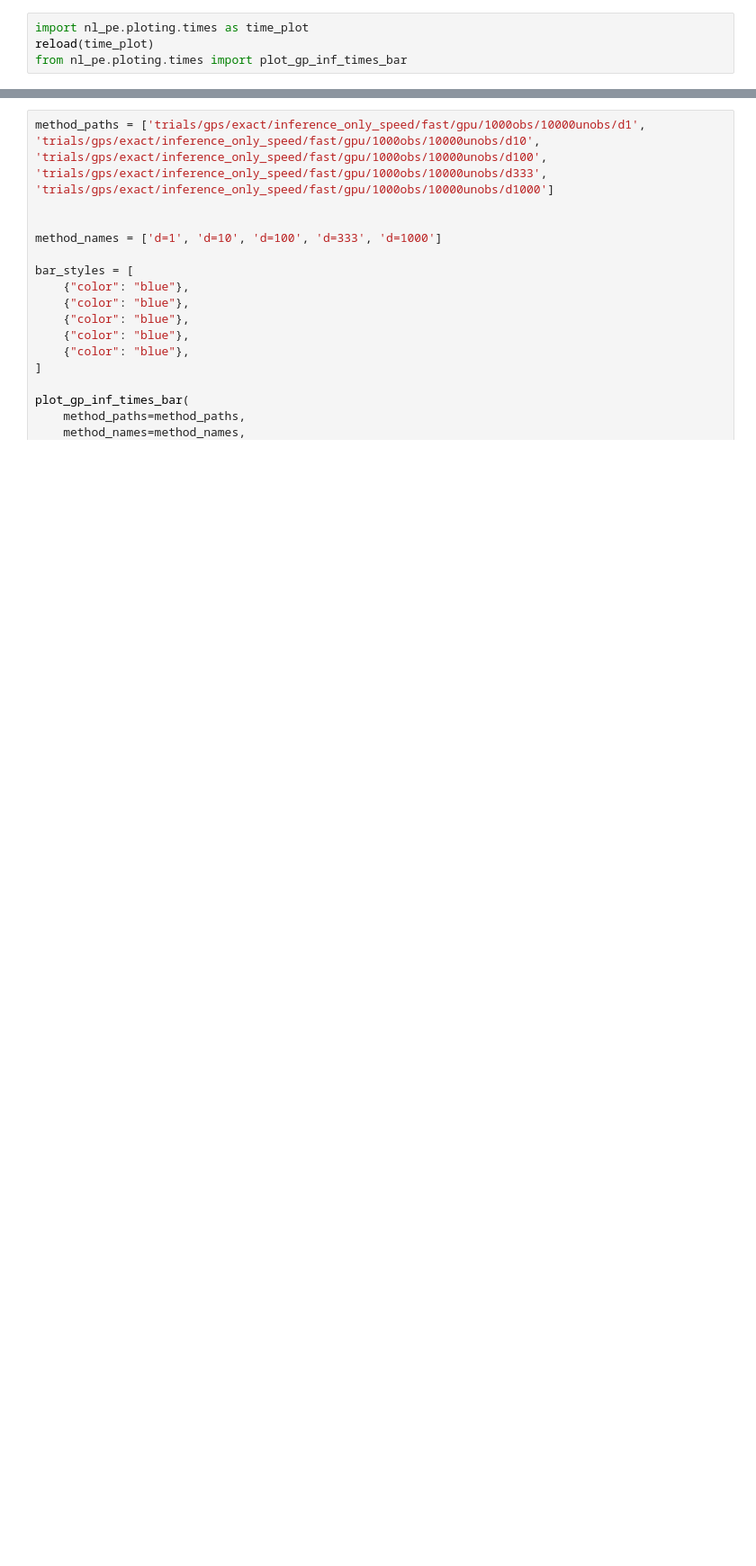
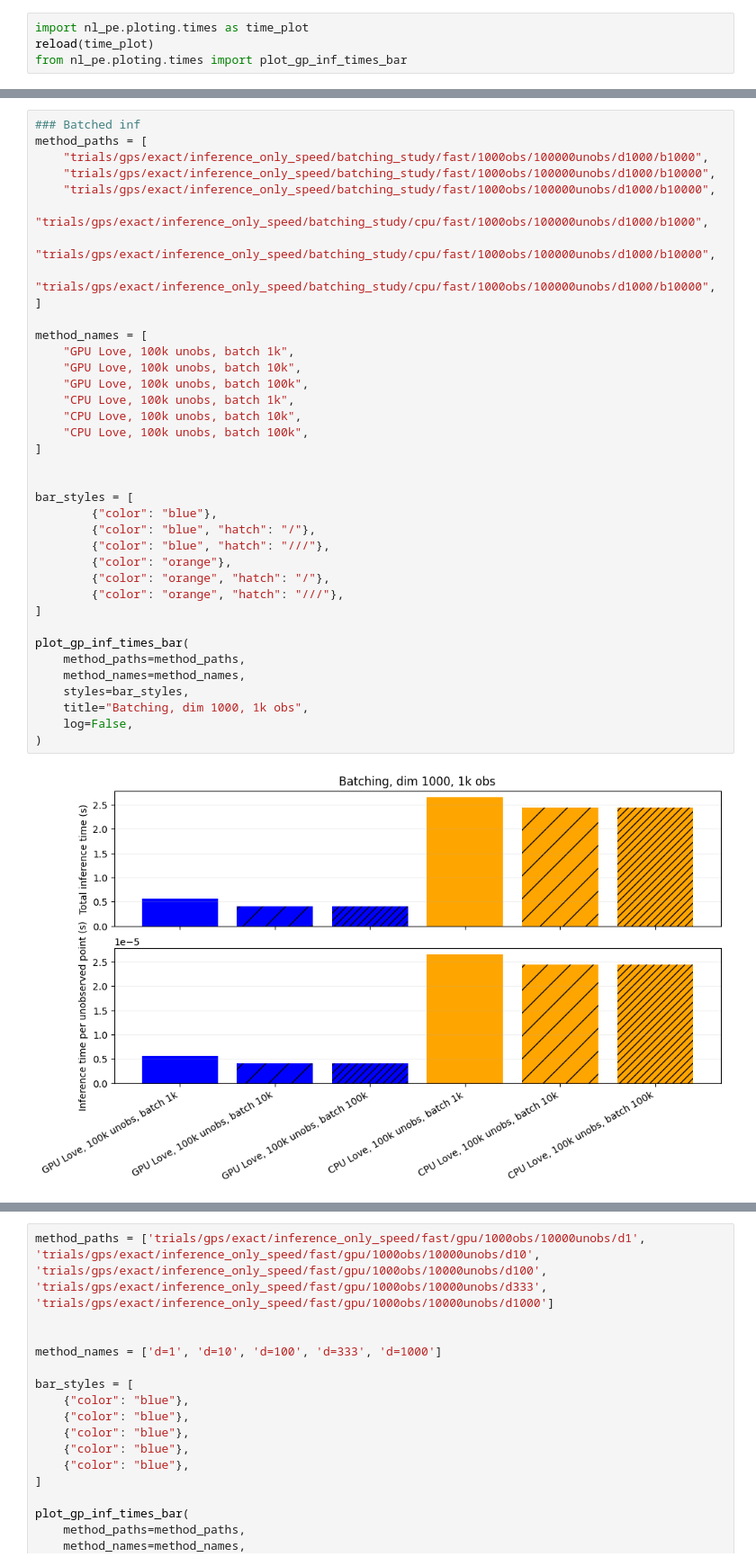
Before and after one commit to D3Mlab/nl-pe, a Jupyter notebook: notebooks/plots/gp_inf_times.ipynb, the cells around one changed output, grey strips where cells are left out. Shown at 90% size. Saved outputs shown, nothing was run; the diff lists cells and outputs as text; blank space fills up the shorter version.

```diff
--- a/notebooks/plots/gp_inf_times.ipynb
+++ b/notebooks/plots/gp_inf_times.ipynb
@@ -18,0 +21,39 @@ from nl_pe.ploting.times import plot_gp_inf_times_bar
+# %%
+### Batched inf
+method_paths = [
+    "trials/gps/exact/inference_only_speed/batching_study/fast/1000obs/100000unobs/d1000/b1000",
+    "trials/gps/exact/inference_only_speed/batching_study/fast/1000obs/100000unobs/d1000/b10000",
+    "trials/gps/exact/inference_only_speed/batching_study/fast/1000obs/100000unobs/d1000/b10000",
+    "trials/gps/exact/inference_only_speed/batching_study/cpu/fast/1000obs/100000unobs/d1000/b1000",
+    "trials/gps/exact/inference_only_speed/batching_study/cpu/fast/1000obs/100000unobs/d1000/b10000",
+    "trials/gps/exact/inference_only_speed/batching_study/cpu/fast/1000obs/100000unobs/d1000/b10000",
+]
+
+method_names = [
+    "GPU Love, 100k unobs, batch 1k",
+    "GPU Love, 100k unobs, batch 10k",
+    "GPU Love, 100k unobs, batch 100k",
+    "CPU Love, 100k unobs, batch 1k",
+    "CPU Love, 100k unobs, batch 10k",
+    "CPU Love, 100k unobs, batch 100k",
+]
+
+
+bar_styles = [
+        {"color": "blue"},
+        {"color": "blue", "hatch": "/"},
+        {"color": "blue", "hatch": "///"},
+        {"color": "orange"},
+        {"color": "orange", "hatch": "/"},
+        {"color": "orange", "hatch": "///"},
+]
+
+plot_gp_inf_times_bar(
+    method_paths=method_paths,
+    method_names=method_names,
+    styles=bar_styles,
+    title="Batching, dim 1000, 1k obs",
+    log=False,
+)
+# %% [output]
+[figure, added]
```
Also changed, not shown: parts of 4 cells of this notebook, 1 other file.
